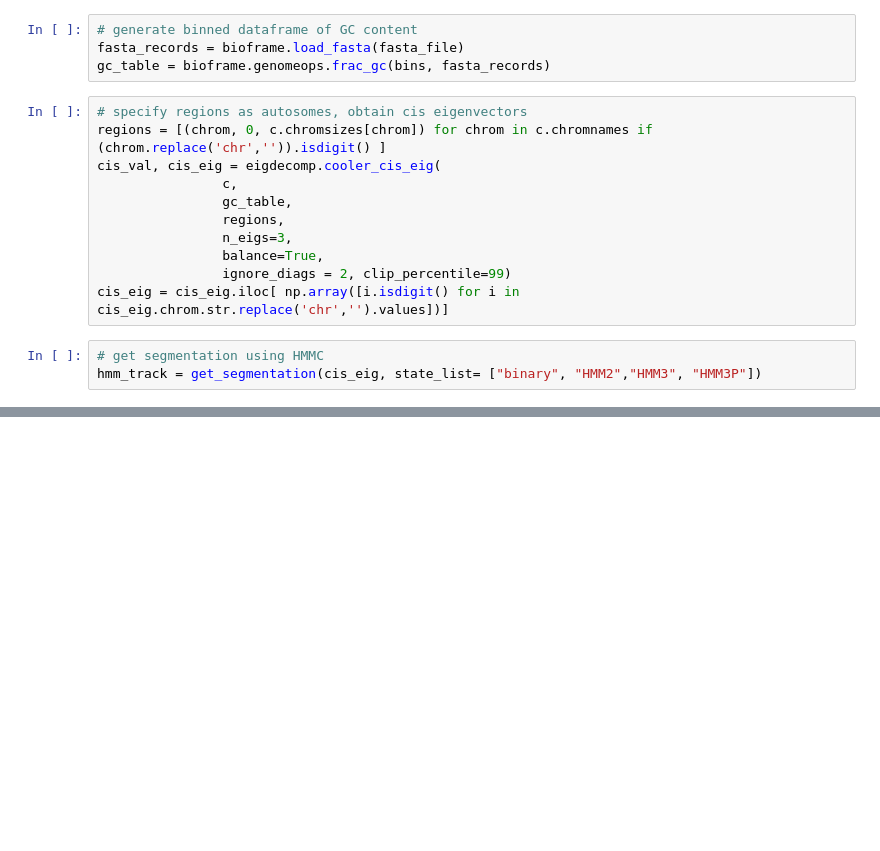
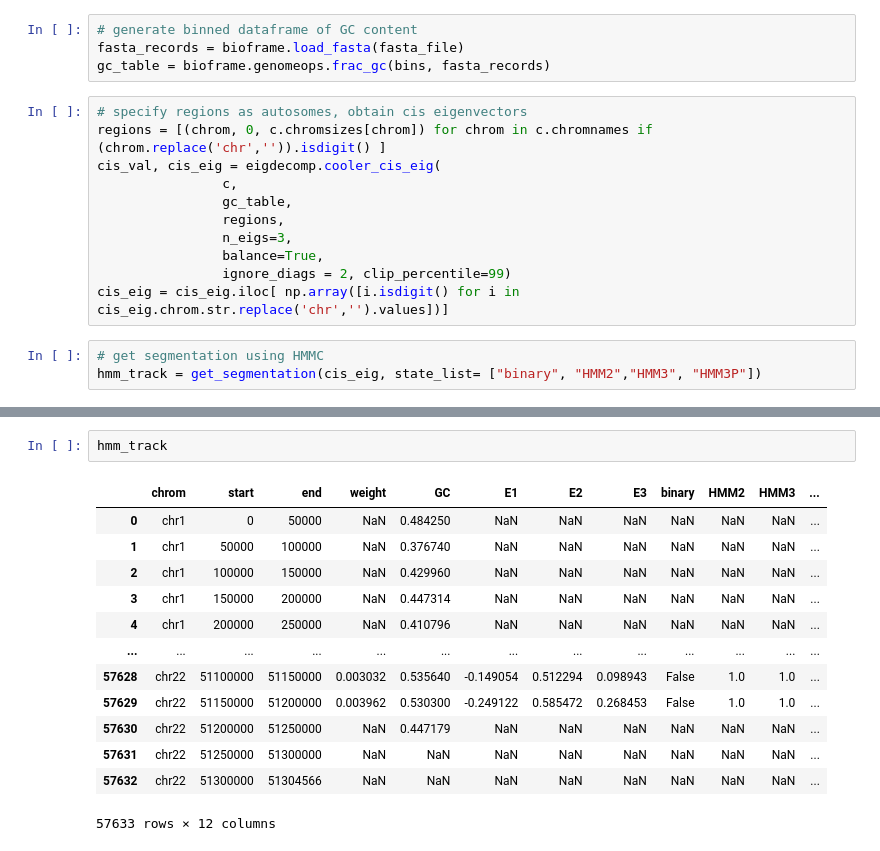
Before and after one commit to luisdiaz1997/HMM3P, a Jupyter notebook: notebooks/call_compartments.ipynb, the cells around one changed output, grey strips where cells are left out. Cells and saved outputs as stored; diff of their text form; blank space fills up the shorter version.

```diff
--- a/notebooks/call_compartments.ipynb
+++ b/notebooks/call_compartments.ipynb
@@ -62,0 +63,16 @@ Text(0, 0.5, 'state')
+# %%
+hmm_track
+# %% [output]
+|  | chrom | start | end | weight | GC | E1 | E2 | E3 | binary | HMM2 | HMM3 | ... |
+| 0 | chr1 | 0 | 50000 | NaN | 0.484250 | NaN | NaN | NaN | NaN | NaN | NaN | ... |
+| 1 | chr1 | 50000 | 100000 | NaN | 0.376740 | NaN | NaN | NaN | NaN | NaN | NaN | ... |
+| 2 | chr1 | 100000 | 150000 | NaN | 0.429960 | NaN | NaN | NaN | NaN | NaN | NaN | ... |
+| 3 | chr1 | 150000 | 200000 | NaN | 0.447314 | NaN | NaN | NaN | NaN | NaN | NaN | ... |
+| 4 | chr1 | 200000 | 250000 | NaN | 0.410796 | NaN | NaN | NaN | NaN | NaN | NaN | ... |
+| ... | ... | ... | ... | ... | ... | ... | ... | ... | ... | ... | ... | ... |
+| 57628 | chr22 | 51100000 | 51150000 | 0.003032 | 0.535640 | -0.149054 | 0.512294 | 0.098943 | False | 1.0 | 1.0 | ... |
+| 57629 | chr22 | 51150000 | 51200000 | 0.003962 | 0.530300 | -0.249122 | 0.585472 | 0.268453 | False | 1.0 | 1.0 | ... |
+| 57630 | chr22 | 51200000 | 51250000 | NaN | 0.447179 | NaN | NaN | NaN | NaN | NaN | NaN | ... |
+| 57631 | chr22 | 51250000 | 51300000 | NaN | NaN | NaN | NaN | NaN | NaN | NaN | NaN | ... |
+| 57632 | chr22 | 51300000 | 51304566 | NaN | NaN | NaN | NaN | NaN | NaN | NaN | NaN | ... |
+57633 rows × 12 columns
```
Also changed, not shown: parts of 3 cells of this notebook, 1 other file.
